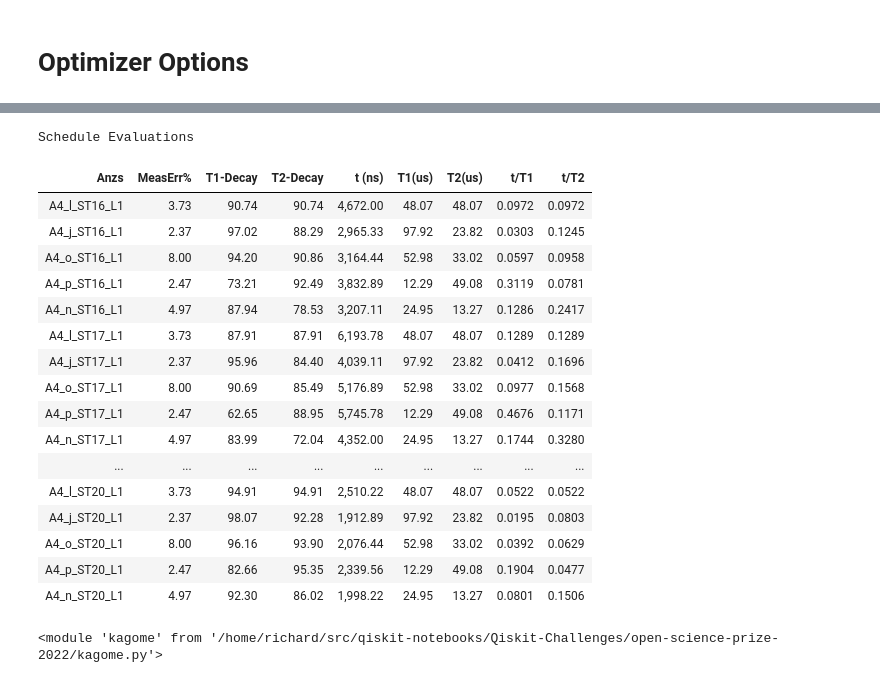
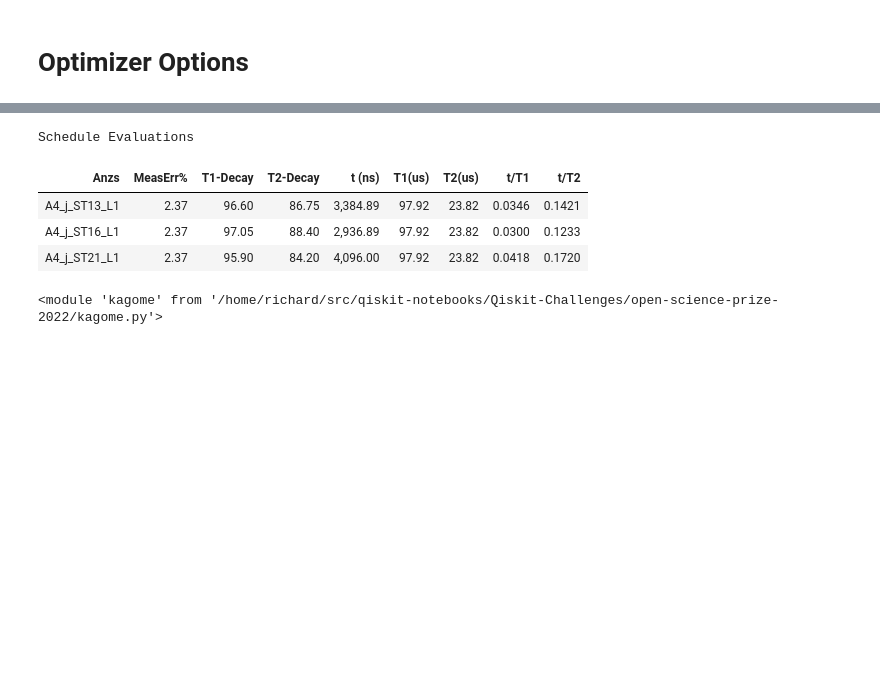
Before and after one commit to rrodenbusch/open-science-prize-2022, a Jupyter notebook: H4_7-BC1-Kagome.ipynb, the cells around one changed output, grey strips where cells are left out. Saved outputs shown, nothing was run; the diff lists cells and outputs as text; code cells hidden in the pictures; blank space fills up the shorter version.

```diff
--- a/H4_7-BC1-Kagome.ipynb
+++ b/H4_7-BC1-Kagome.ipynb
@@ -541,54 +545,13 @@ No Backend  A4_4_SA11_L4, A4_7_SA11_L4, A4_4_SA11_L3, A4_7_SA11_L3, A4_4_SA11_L2
 Schedules Complete
 # %%
-# Anzs['A4_a_SA14_R2'].draw()
-# Anzs['A4_a_SA15_R2'].draw()
-# Anzs['A4_a_SA16_R2'].draw()
-evalKeys = [
-#             'A4_a_SA14_L2','A4_q_SA14_L2','A4_m_SA14_L2','A4_b_SA14_L2',
-#             'A4_a_SA15_L2','A4_q_SA15_L2','A4_m_SA15_L2','A4_b_SA15_L2',
-#             'A4_a_SA16_L2','A4_q_SA16_L2','A4_m_SA16_L2','A4_b_SA16_L2',
-
-#             'A4_a_ST11_L1','A4_q_ST11_L1','A4_m_ST11_L1','A4_b_ST11_L1',
-#             'A4_a_ST12_L1','A4_q_ST12_L1','A4_m_ST12_L1','A4_b_ST12_L1',
-#             'A4_a_ST13_L1','A4_q_ST13_L1','A4_m_ST13_L1','A4_b_ST13_L1',
-#             'A4_a_ST14_L1','A4_q_ST14_L1','A4_m_ST14_L1','A4_b_ST14_L1',
-#             'A4_a_ST15_L1','A4_q_ST15_L1','A4_m_ST15_L1','A4_b_ST15_L1',
-#             'A4_a_ST16_L1','A4_q_ST16_L1','A4_m_ST16_L1','A4_b_ST16_L1',
-#             'A4_a_ST17_L1','A4_q_ST17_L1','A4_m_ST17_L1','A4_b_ST17_L1',
-#             'A4_a_ST18_L1','A4_q_ST18_L1','A4_m_ST18_L1','A4_b_ST18_L1',
-#             'A4_a_ST19_L1','A4_q_ST19_L1','A4_m_ST19_L1','A4_b_ST19_L1',
-#             'A4_a_ST20_L1','A4_q_ST20_L1','A4_m_ST20_L1','A4_b_ST20_L1',
-#             'A4_a_ST21_L1','A4_q_ST21_L1','A4_m_ST21_L1','A4_b_ST21_L1',
-
-            'A4_l_ST16_L1','A4_j_ST16_L1','A4_o_ST16_L1','A4_p_ST16_L1','A4_n_ST16_L1',
-            'A4_l_ST17_L1','A4_j_ST17_L1','A4_o_ST17_L1','A4_p_ST17_L1','A4_n_ST17_L1',
-            'A4_l_ST18_L1','A4_j_ST18_L1','A4_o_ST18_L1','A4_p_ST18_L1','A4_n_ST18_L1',
-            'A4_l_ST19_L1','A4_j_ST19_L1','A4_o_ST19_L1','A4_p_ST19_L1','A4_n_ST19_L1',
-            'A4_l_ST20_L1','A4_j_ST20_L1','A4_o_ST20_L1','A4_p_ST20_L1','A4_n_ST20_L1',
-
-           ]
-
-df = eval_schedules(schedules, AbackendsV0,Akeys=evalKeys,qubits=[0,1,2,3])
+df = eval_schedules(schedules, AbackendsV0,Akeys=None,qubits=[0,1,2,3])
 df
 # %% [output]
 Schedule Evaluations
 | Anzs | MeasErr% | T1-Decay | T2-Decay | t (ns) | T1(us) | T2(us) | t/T1 | t/T2 |
-| A4_l_ST16_L1 | 3.73 | 90.74 | 90.74 | 4,672.00 | 48.07 | 48.07 | 0.0972 | 0.0972 |
-| A4_j_ST16_L1 | 2.37 | 97.02 | 88.29 | 2,965.33 | 97.92 | 23.82 | 0.0303 | 0.1245 |
-| A4_o_ST16_L1 | 8.00 | 94.20 | 90.86 | 3,164.44 | 52.98 | 33.02 | 0.0597 | 0.0958 |
-| A4_p_ST16_L1 | 2.47 | 73.21 | 92.49 | 3,832.89 | 12.29 | 49.08 | 0.3119 | 0.0781 |
-| A4_n_ST16_L1 | 4.97 | 87.94 | 78.53 | 3,207.11 | 24.95 | 13.27 | 0.1286 | 0.2417 |
-| A4_l_ST17_L1 | 3.73 | 87.91 | 87.91 | 6,193.78 | 48.07 | 48.07 | 0.1289 | 0.1289 |
-| A4_j_ST17_L1 | 2.37 | 95.96 | 84.40 | 4,039.11 | 97.92 | 23.82 | 0.0412 | 0.1696 |
-| A4_o_ST17_L1 | 8.00 | 90.69 | 85.49 | 5,176.89 | 52.98 | 33.02 | 0.0977 | 0.1568 |
-| A4_p_ST17_L1 | 2.47 | 62.65 | 88.95 | 5,745.78 | 12.29 | 49.08 | 0.4676 | 0.1171 |
-| A4_n_ST17_L1 | 4.97 | 83.99 | 72.04 | 4,352.00 | 24.95 | 13.27 | 0.1744 | 0.3280 |
-| ... | ... | ... | ... | ... | ... | ... | ... | ... |
-| A4_l_ST20_L1 | 3.73 | 94.91 | 94.91 | 2,510.22 | 48.07 | 48.07 | 0.0522 | 0.0522 |
-| A4_j_ST20_L1 | 2.37 | 98.07 | 92.28 | 1,912.89 | 97.92 | 23.82 | 0.0195 | 0.0803 |
-| A4_o_ST20_L1 | 8.00 | 96.16 | 93.90 | 2,076.44 | 52.98 | 33.02 | 0.0392 | 0.0629 |
-| A4_p_ST20_L1 | 2.47 | 82.66 | 95.35 | 2,339.56 | 12.29 | 49.08 | 0.1904 | 0.0477 |
-| A4_n_ST20_L1 | 4.97 | 92.30 | 86.02 | 1,998.22 | 24.95 | 13.27 | 0.0801 | 0.1506 |
+| A4_j_ST13_L1 | 2.37 | 96.60 | 86.75 | 3,384.89 | 97.92 | 23.82 | 0.0346 | 0.1421 |
+| A4_j_ST16_L1 | 2.37 | 97.05 | 88.40 | 2,936.89 | 97.92 | 23.82 | 0.0300 | 0.1233 |
+| A4_j_ST21_L1 | 2.37 | 95.90 | 84.20 | 4,096.00 | 97.92 | 23.82 | 0.0418 | 0.1720 |
 # %%
 importlib.reload(kagome)
 comp_fname='data/H4_7_comp.dump'
```
Also changed, not shown: parts of 9 cells of this notebook, 4 other files.
